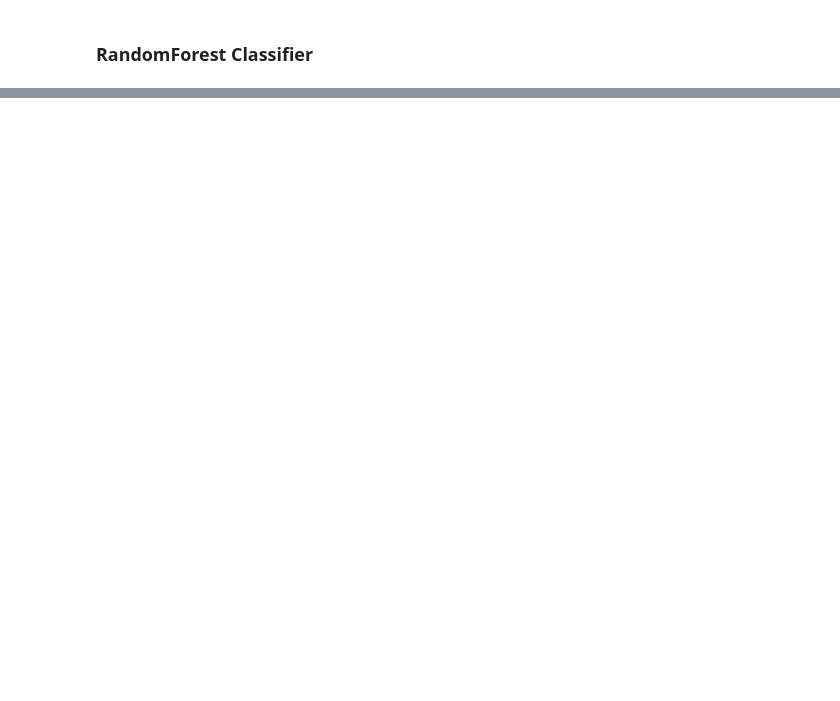
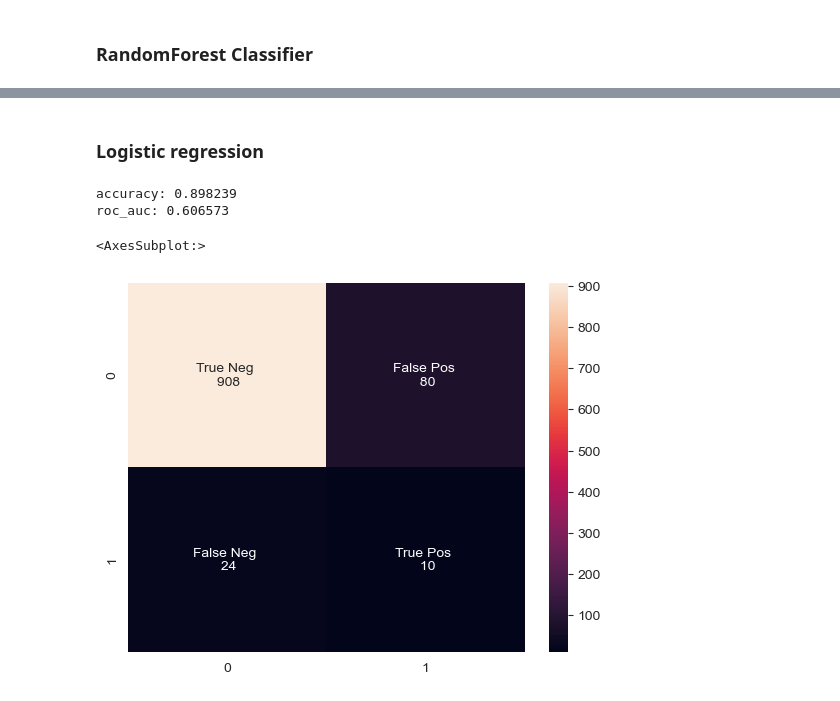
Before and after one commit to alekgralek/Stroke-EDA-and-classification, a Jupyter notebook: Stroke_analysis_prediction.ipynb, the cells around one changed output, grey strips where cells are left out. Saved outputs shown, nothing was run; the diff lists cells and outputs as text; code cells hidden in the pictures; blank space fills up the shorter version.

```diff
--- a/Stroke_analysis_prediction.ipynb
+++ b/Stroke_analysis_prediction.ipynb
@@ -435,0 +405,26 @@ plt.show()
+# %% [markdown]
+### Logistic regression
+# %%
+log_reg = LogisticRegression(random_state=444)
+
+log_reg.fit(X_train_resampled, y_train_resampled)
+y_pred = log_reg.predict(X_test)
+
+acc = accuracy_score(y_test, y_pred)
+roc=roc_auc_score(y_test, y_pred)
+print('accuracy: %f' %acc)
+print('roc_auc: %f' %roc)
+# %% [output]
+accuracy: 0.898239
+roc_auc: 0.606573
+# %%
+cm = confusion_matrix(y_test,y_pred)
+group_names = ['True Neg','False Pos','False Neg','True Pos']
+group_counts = ['{0:0.0f}'.format(value) for value in cm.flatten()]
+
+labels = [f'{v1} \n {v2}' for v1, v2  in zip(group_names, group_counts)]
+labels = np.asarray(labels).reshape(2,2)
+sns.heatmap(cm, annot=labels, fmt='')
+# %% [output]
+<AxesSubplot:>
+[figure, added]
```
Also changed, not shown: parts of 25 cells of this notebook.
